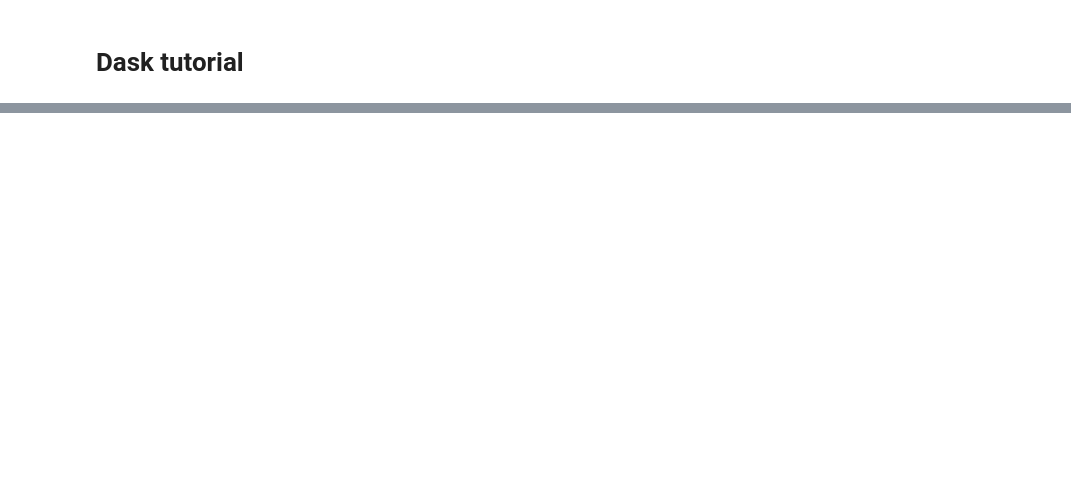
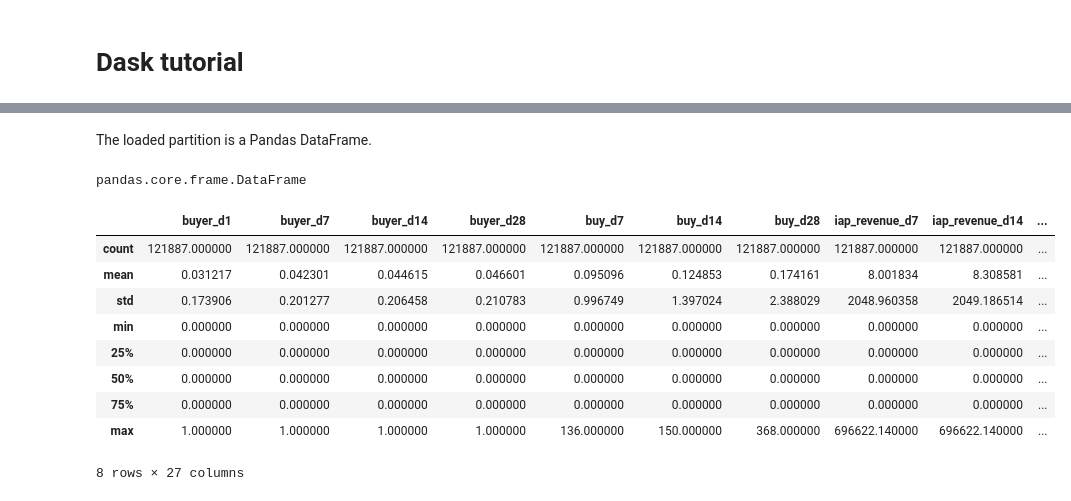
Before and after one commit to MartiGilComas/Datathon2025, a Jupyter notebook: dask-101.ipynb, the cells around one changed output, grey strips where cells are left out. Cells and saved outputs as stored; diff of their text form; code cells hidden in the pictures; blank space fills up the shorter version.

```diff
--- a/dask-101.ipynb
+++ b/dask-101.ipynb
@@ -34 +67,20 @@ df.head()
+# %% [markdown]
+The loaded partition is a Pandas DataFrame.
+# %%
+type(part_0)
+# %% [output]
+pandas.core.frame.DataFrame
+# %%
+part_0.describe()
+# %% [output]
+|  | buyer_d1 | buyer_d7 | buyer_d14 | buyer_d28 | buy_d7 | buy_d14 | buy_d28 | iap_revenue_d7 | iap_revenue_d14 | ... |
+| count | 121887.000000 | 121887.000000 | 121887.000000 | 121887.000000 | 121887.000000 | 121887.000000 | 121887.000000 | 121887.000000 | 121887.000000 | ... |
+| mean | 0.031217 | 0.042301 | 0.044615 | 0.046601 | 0.095096 | 0.124853 | 0.174161 | 8.001834 | 8.308581 | ... |
+| std | 0.173906 | 0.201277 | 0.206458 | 0.210783 | 0.996749 | 1.397024 | 2.388029 | 2048.960358 | 2049.186514 | ... |
+| min | 0.000000 | 0.000000 | 0.000000 | 0.000000 | 0.000000 | 0.000000 | 0.000000 | 0.000000 | 0.000000 | ... |
+| 25% | 0.000000 | 0.000000 | 0.000000 | 0.000000 | 0.000000 | 0.000000 | 0.000000 | 0.000000 | 0.000000 | ... |
+| 50% | 0.000000 | 0.000000 | 0.000000 | 0.000000 | 0.000000 | 0.000000 | 0.000000 | 0.000000 | 0.000000 | ... |
+| 75% | 0.000000 | 0.000000 | 0.000000 | 0.000000 | 0.000000 | 0.000000 | 0.000000 | 0.000000 | 0.000000 | ... |
+| max | 1.000000 | 1.000000 | 1.000000 | 1.000000 | 136.000000 | 150.000000 | 368.000000 | 696622.140000 | 696622.140000 | ... |
+8 rows × 27 columns
 # %%
```
Also changed, not shown: parts of 18 cells of this notebook.
